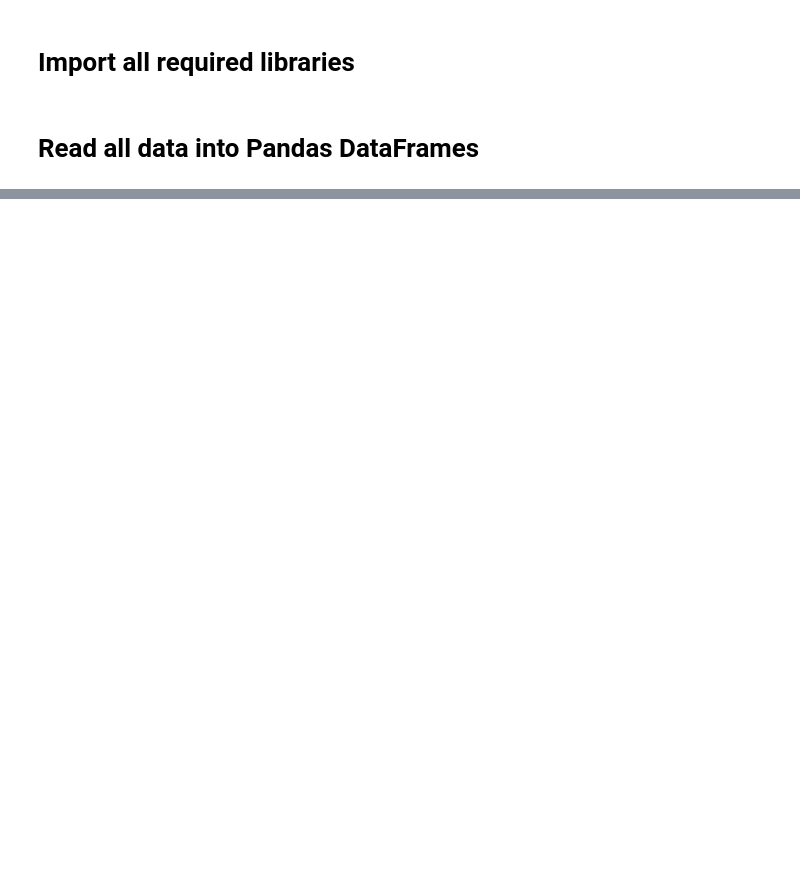
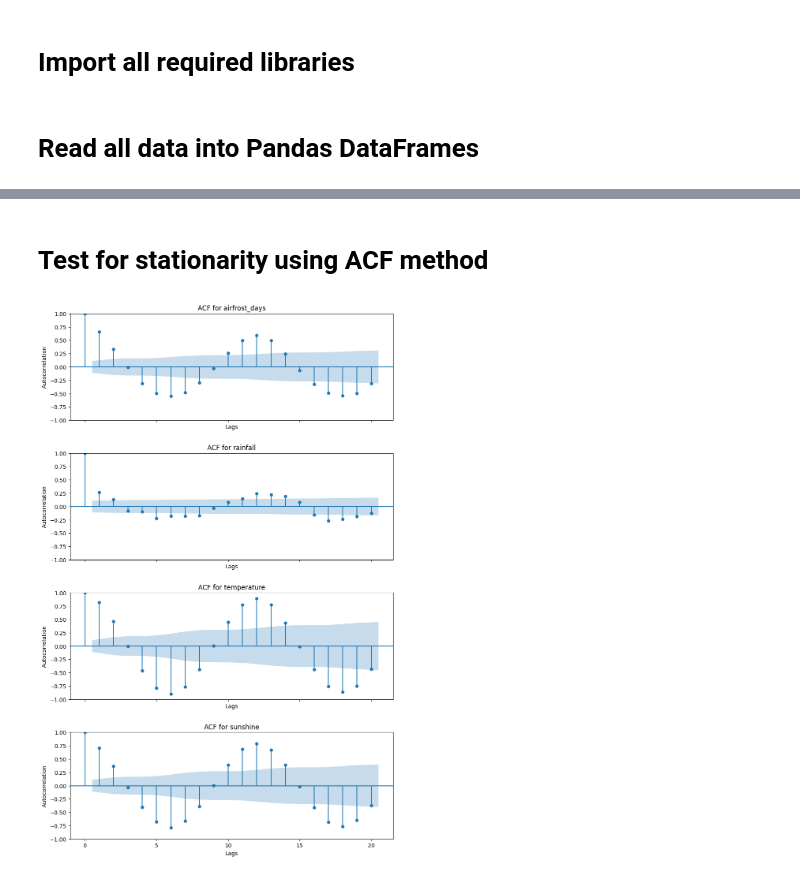
Before and after one commit to MadalinaCiolan/crop-forecast, a Jupyter notebook: code/optimisation.ipynb, the cells around one changed output, grey strips where cells are left out. Saved outputs shown, nothing was run; the diff lists cells and outputs as text; code cells hidden in the pictures; blank space fills up the shorter version.

Commit message:
Added more data preparation, smoothing, and the beginning of the LSTM code

```diff
--- a/code/optimisation.ipynb
+++ b/code/optimisation.ipynb
@@ -77,0 +102,24 @@ sunshine             129.4        104.8
+# %% [markdown]
+# Test for stationarity using ACF method
+# %%
+def create_stationarity_plots_using_acf(input_df):
+    # Assuming `final_df` is already created and contains the data
+    # Transpose the DataFrame to have time as rows and features as columns
+    data = final_df.T
+
+    # Plot ACF for each feature
+    fig, axes = plt.subplots(len(data.columns), 1, figsize=(10, 15), sharex=True)
+    fig.tight_layout(pad=5.0)
+
+    for i, feature in enumerate(data.columns):
+        plot_acf(data[feature], ax=axes[i], lags=20)  # Limit lags to 20 for clarity
+        axes[i].set_title(f"ACF for {feature}")
+        axes[i].set_xlabel("Lags")
+        axes[i].set_ylabel("Autocorrelation")
+
+    plt.show()
+
+# Now run the stationarity plots
+create_stationarity_plots_using_acf(final_df)
+# %% [output]
+[figure, added]
```
Also changed, not shown: parts of 10 cells of this notebook, 4 other files.
